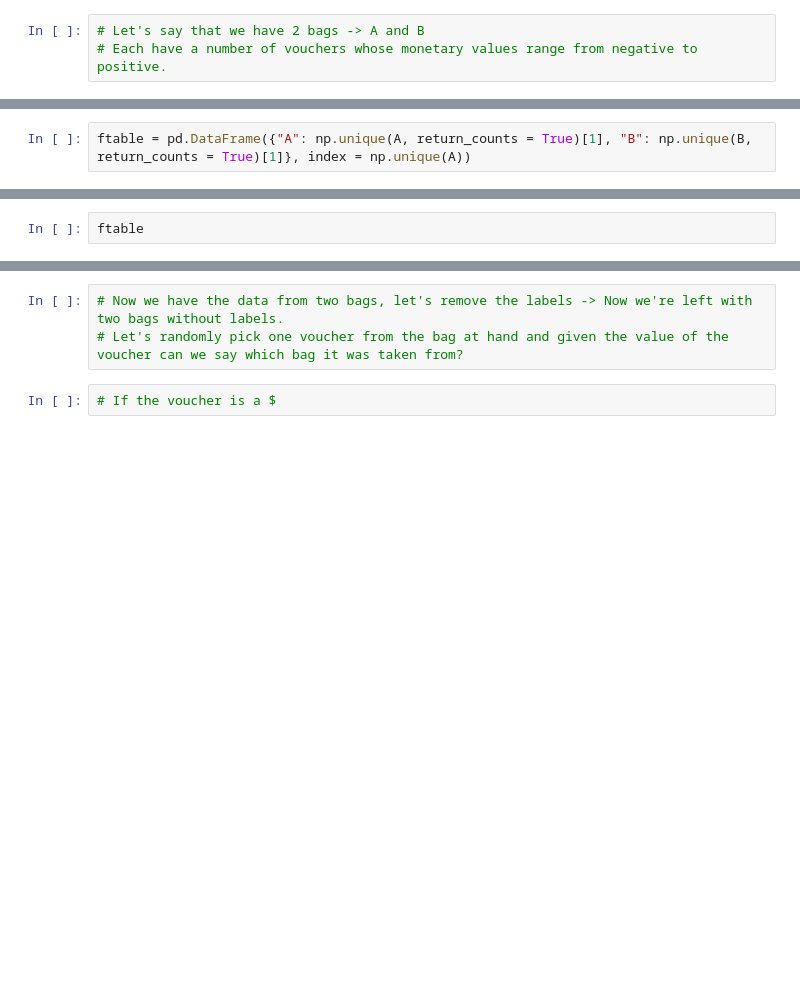
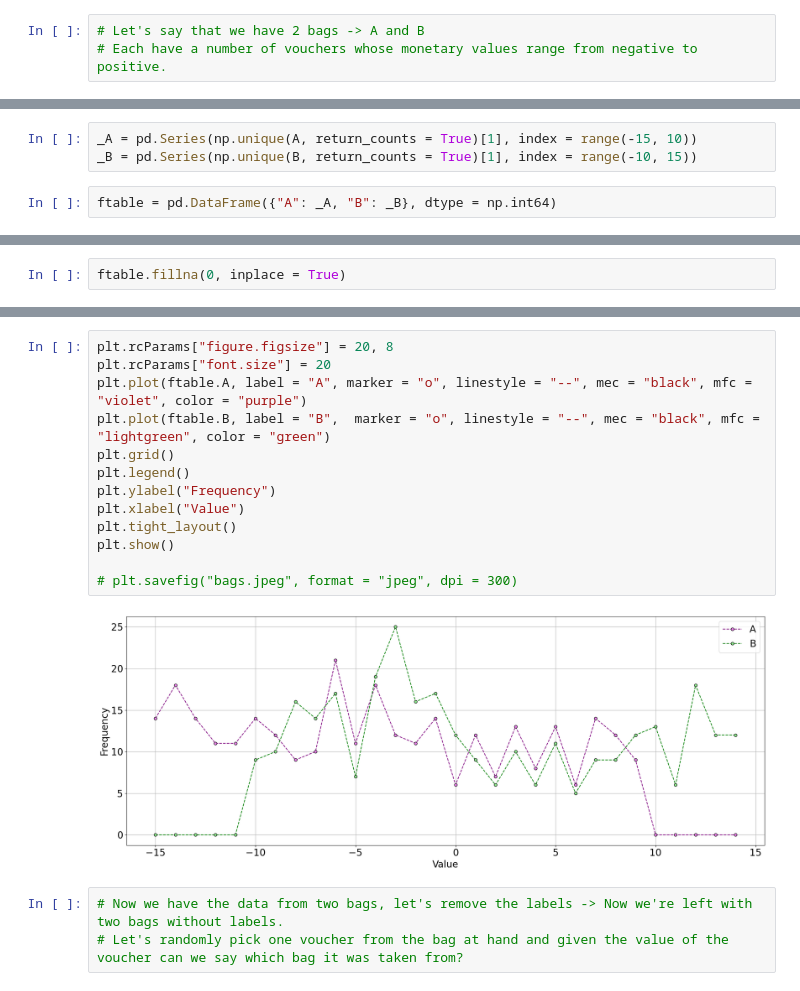
Before and after one commit to anoban/Inferential-Statistical-Analysis-with-Python, a Jupyter notebook: anoban/Bag A or Bag B.ipynb, the cells around one changed output, grey strips where cells are left out. Saved outputs shown, nothing was run; the diff lists cells and outputs as text; blank space fills up the shorter version.

```diff
--- a/anoban/Bag A or Bag B.ipynb
+++ b/anoban/Bag A or Bag B.ipynb
@@ -36,2 +70,5 @@ assert all(np.unique(A) == np.unique(B)), "Shit went south"
+# %%
+_A = pd.Series(np.unique(A, return_counts = True)[1], index = range(-15, 10))
+_B = pd.Series(np.unique(B, return_counts = True)[1], index = range(-10, 15))
 # %%
-ftable = pd.DataFrame({"A": np.unique(A, return_counts = True)[1], "B": np.unique(B, return_counts = True)[1]}, index = np.unique(A))
+ftable = pd.DataFrame({"A": _A, "B": _B}, dtype = np.int64)
@@ -38,2 +95,2 @@ ftable = pd.DataFrame({"A": np.unique(A, return_counts = True)[1], "B": np.uniqu
 # %%
-ftable
+ftable.fillna(0, inplace = True)
@@ -68,5 +97,18 @@ plt.show()
+# %%
+plt.rcParams["figure.figsize"] = 20, 8
+plt.rcParams["font.size"] = 20
+plt.plot(ftable.A, label = "A", marker = "o", linestyle = "--", mec = "black", mfc = "violet", color = "purple")
+plt.plot(ftable.B, label = "B",  marker = "o", linestyle = "--", mec = "black", mfc = "lightgreen", color = "green")
+plt.grid()
+plt.legend()
+plt.ylabel("Frequency")
+plt.xlabel("Value")
+plt.tight_layout()
+plt.show()
+
+# plt.savefig("bags.jpeg", format = "jpeg", dpi = 300)
+# %% [output]
+[figure, added]
 # %%
 # Now we have the data from two bags, let's remove the labels -> Now we're left with two bags without labels.
 # Let's randomly pick one voucher from the bag at hand and given the value of the voucher can we say which bag it was taken from?
-# %%
-# If the voucher is a $
```
Also changed, not shown: parts of 33 cells of this notebook, 1 other file.
